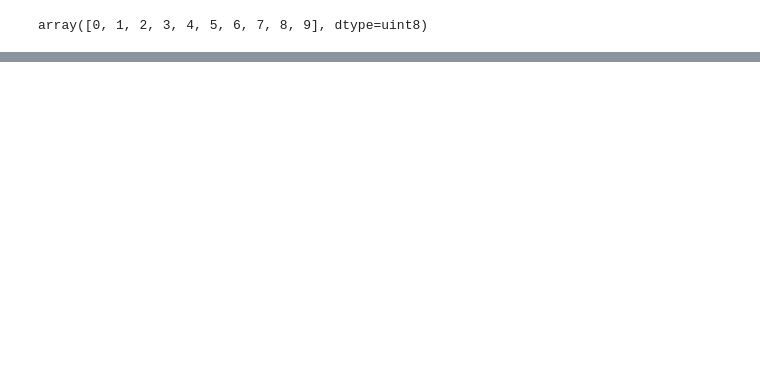
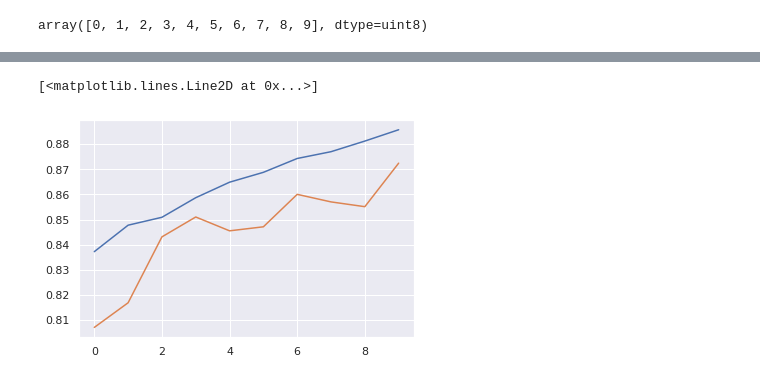
Before and after one commit to josoriov/tensorflow-learning, a Jupyter notebook: theory/CNN_Models.ipynb, the cells around one changed output, grey strips where cells are left out. Cells and saved outputs as stored; diff of their text form; code cells hidden in the pictures; blank space fills up the shorter version.

```diff
--- a/theory/CNN_Models.ipynb
+++ b/theory/CNN_Models.ipynb
@@ -140,0 +325,13 @@ Epoch 10/10
+# %%
+model_cifar10_better.compile(
+    optimizer='adam',
+    loss='sparse_categorical_crossentropy',
+    metrics=['accuracy']
+)
+# %%
+fit_cifar10_better = model_cifar10_better.fit(
+    X_train,
+    y_train,
+    validation_data=(X_test, y_test),
+    epochs=10
+)
@@ -140,0 +359,19 @@ Epoch 10/10
+# %%
+batch_size = 32
+
+data_generator = tf.keras.preprocessing.image.ImageDataGenerator(
+    width_shift_range=0.1,
+    height_shift_range=0.1,
+    horizontal_flip=True
+)
+
+train_generator = data_generator.flow(X_train, y_train, batch_size)
+
+steps_per_epoch = X_train.shape[0] // batch_size
+# %%
+cifar10_gen_fit = model_cifar10_better.fit(
+    train_generator,
+    validation_data=(X_test, y_test),
+    steps_per_epoch=steps_per_epoch,
+    epochs=10
+)
@@ -140,0 +399,7 @@ Epoch 10/10
+# %%
+
+plt.plot(cifar10_gen_fit.history['accuracy'])
+plt.plot(cifar10_gen_fit.history['val_accuracy'])
+# %% [output]
+[<matplotlib.lines.Line2D at 0x...>]
+[figure, added]
```
Also changed, not shown: parts of 27 cells of this notebook.
